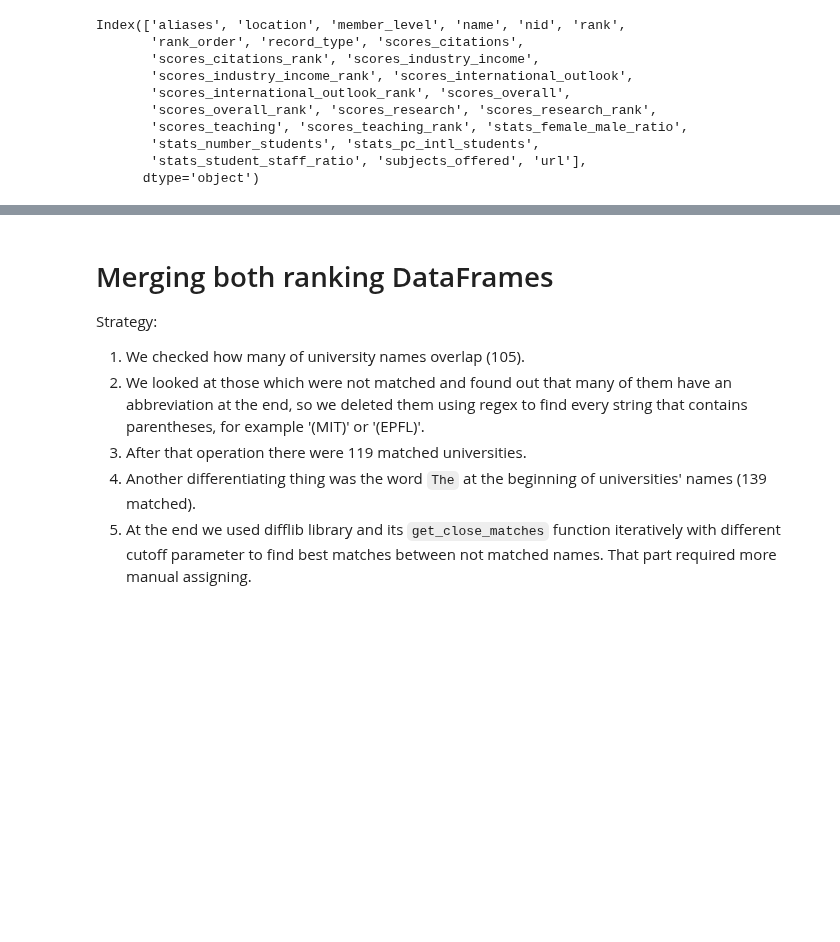
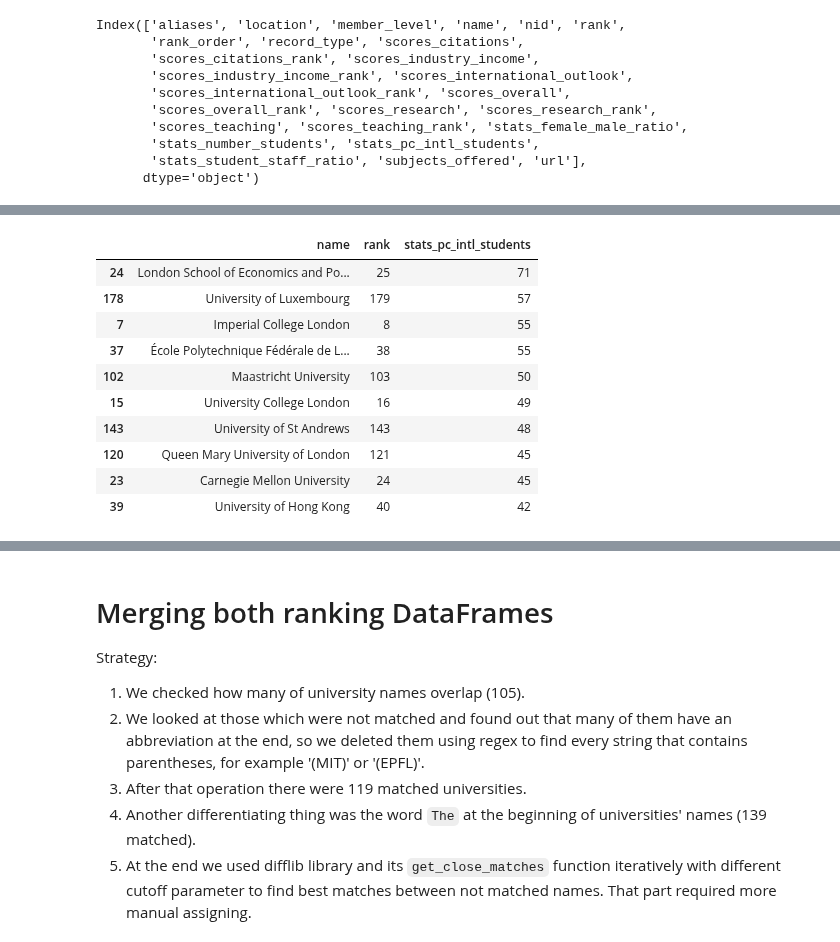
Before and after one commit to adamkozak/ADA2017-project, a Jupyter notebook: Homework/02 - Data from the Web/Homework 2.ipynb, the cells around one changed output, grey strips where cells are left out. Cells and saved outputs as stored; diff of their text form; code cells hidden in the pictures; blank space fills up the shorter version.

```diff
--- a/Homework/02 - Data from the Web/Homework 2.ipynb
+++ b/Homework/02 - Data from the Web/Homework 2.ipynb
@@ -126,0 +193,20 @@ top_unis_times['rank'] = top_unis_times['rank'].str.replace("=", "").apply(pd.to
+# %%
+top_unis_times['stats_pc_intl_students'].dtype
+top_unis_times['stats_pc_intl_students'] = top_unis_times['stats_pc_intl_students'].str.strip('%').apply(pd.to_numeric)
+# %%
+best_intl_desc = top_unis_times['stats_pc_intl_students'].sort_values(ascending=False).head(10)
+best_intl_asc = top_unis_times['stats_pc_intl_students'].sort_values(ascending=True).head(10)
+# %%
+top_unis_times.loc[best_intl_desc.index][['name','rank','stats_pc_intl_students']]
+# %% [output]
+|  | name | rank | stats_pc_intl_students |
+| 24 | London School of Economics and Po... | 25 | 71 |
+| 178 | University of Luxembourg | 179 | 57 |
+| 7 | Imperial College London | 8 | 55 |
+| 37 | École Polytechnique Fédérale de L... | 38 | 55 |
+| 102 | Maastricht University | 103 | 50 |
+| 15 | University College London | 16 | 49 |
+| 143 | University of St Andrews | 143 | 48 |
+| 120 | Queen Mary University of London | 121 | 45 |
+| 23 | Carnegie Mellon University | 24 | 45 |
+| 39 | University of Hong Kong | 40 | 42 |
```
Also changed, not shown: parts of 14 cells of this notebook.
